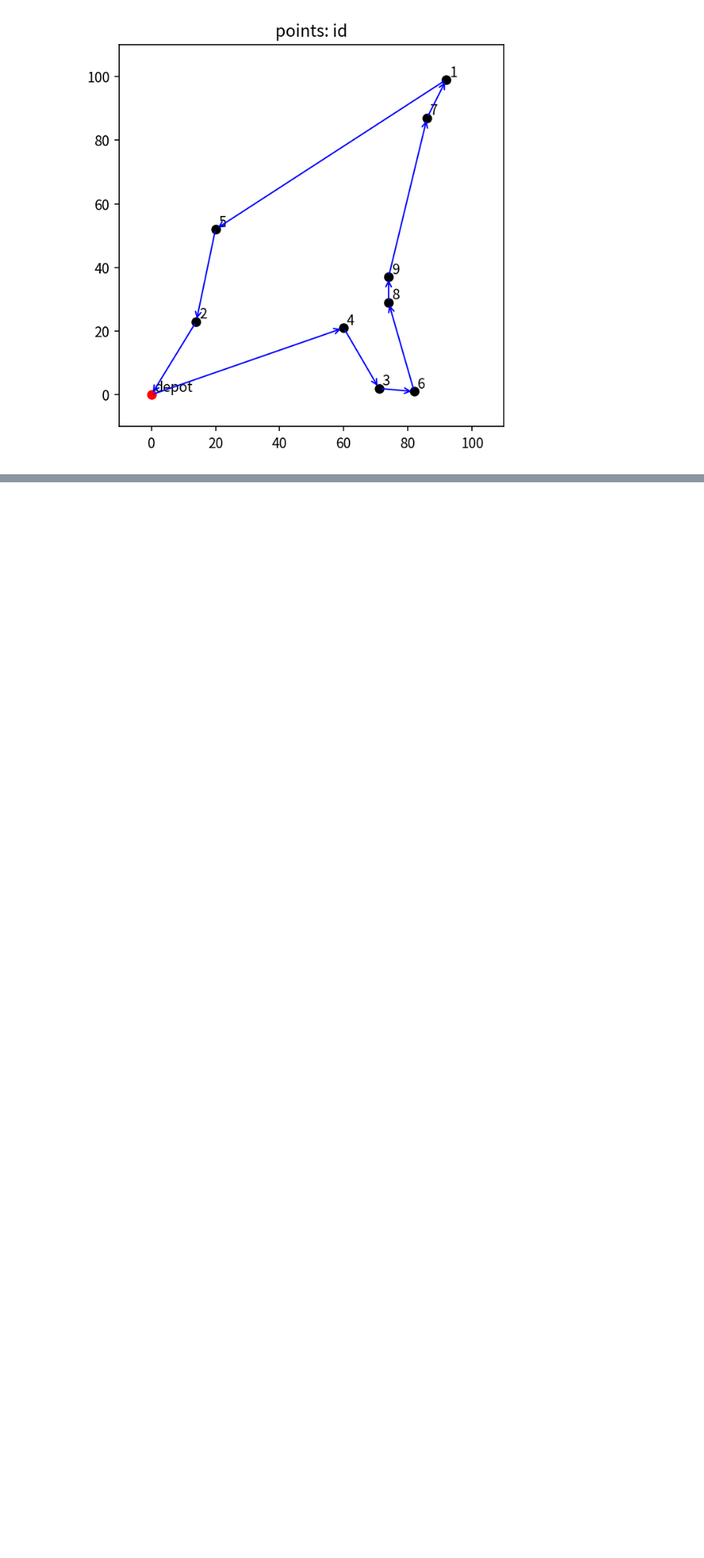
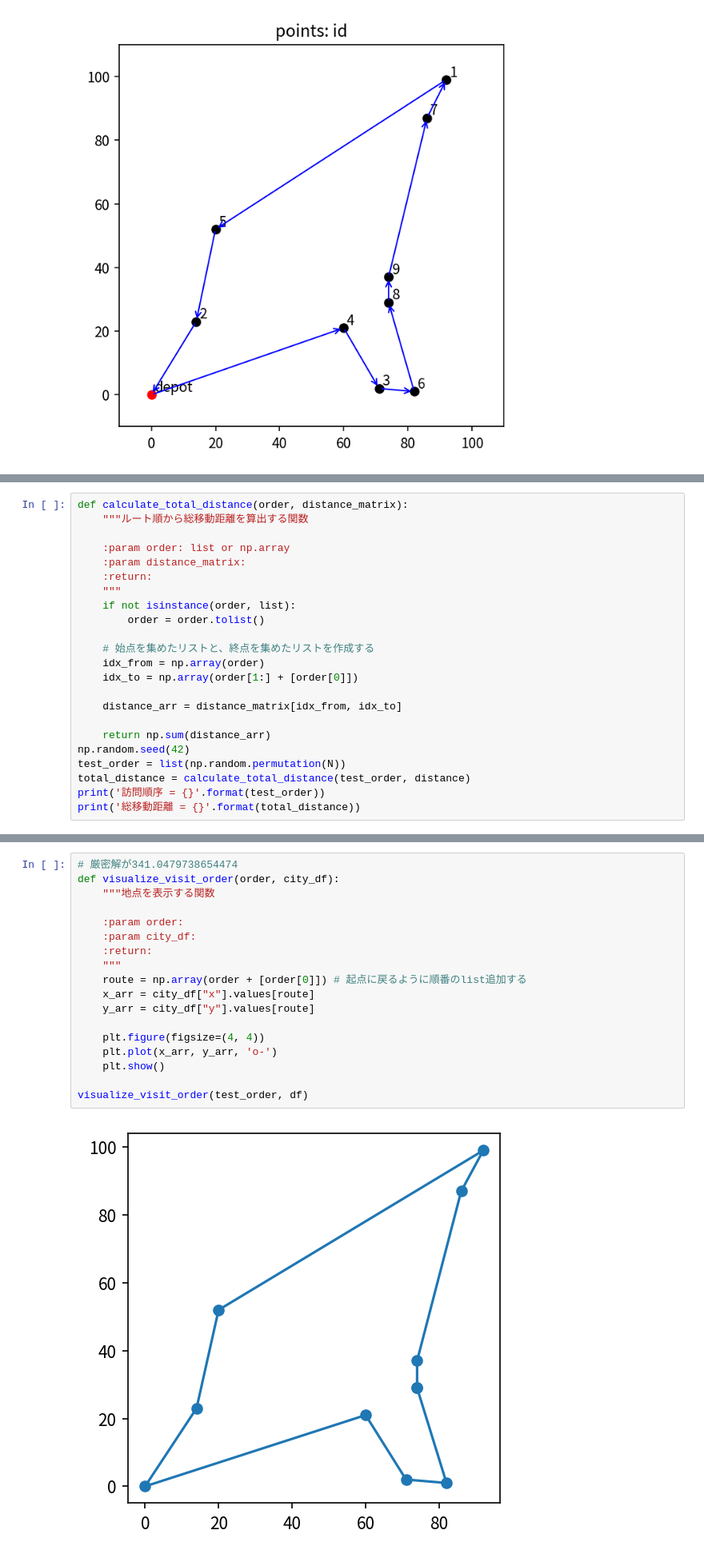
Before and after one commit to kfsky/optimization-problem100, a Jupyter notebook: notebook/99_tsp.ipynb, the cells around one changed output, grey strips where cells are left out. Shown: that part at 80% size. Saved outputs shown, nothing was run; the diff lists cells and outputs as text; blank space fills up the shorter version.

```diff
--- a/notebook/99_tsp.ipynb
+++ b/notebook/99_tsp.ipynb
@@ -385,0 +493,23 @@ plt.show()
+# %%
+def calculate_total_distance(order, distance_matrix):
+    """ルート順から総移動距離を算出する関数
+
+    :param order: list or np.array
+    :param distance_matrix:
+    :return:
+    """
+    if not isinstance(order, list):
+        order = order.tolist()
+
+    # 始点を集めたリストと、終点を集めたリストを作成する
+    idx_from = np.array(order)
+    idx_to = np.array(order[1:] + [order[0]])
+
+    distance_arr = distance_matrix[idx_from, idx_to]
+
+    return np.sum(distance_arr)
+np.random.seed(42)
+test_order = list(np.random.permutation(N))
+total_distance = calculate_total_distance(test_order, distance)
+print('訪問順序 = {}'.format(test_order))
+print('総移動距離 = {}'.format(total_distance))
@@ -385,0 +519,20 @@ plt.show()
+# %%
+# 厳密解が341.0479738654474
+def visualize_visit_order(order, city_df):
+    """地点を表示する関数
+
+    :param order:
+    :param city_df:
+    :return:
+    """
+    route = np.array(order + [order[0]]) # 起点に戻るように順番のlist追加する
+    x_arr = city_df["x"].values[route]
+    y_arr = city_df["y"].values[route]
+
+    plt.figure(figsize=(4, 4))
+    plt.plot(x_arr, y_arr, 'o-')
+    plt.show()
+
+visualize_visit_order(test_order, df)
+# %% [output]
+[figure, added]
```
Also changed, not shown: parts of 9 cells of this notebook, 1 other file.
